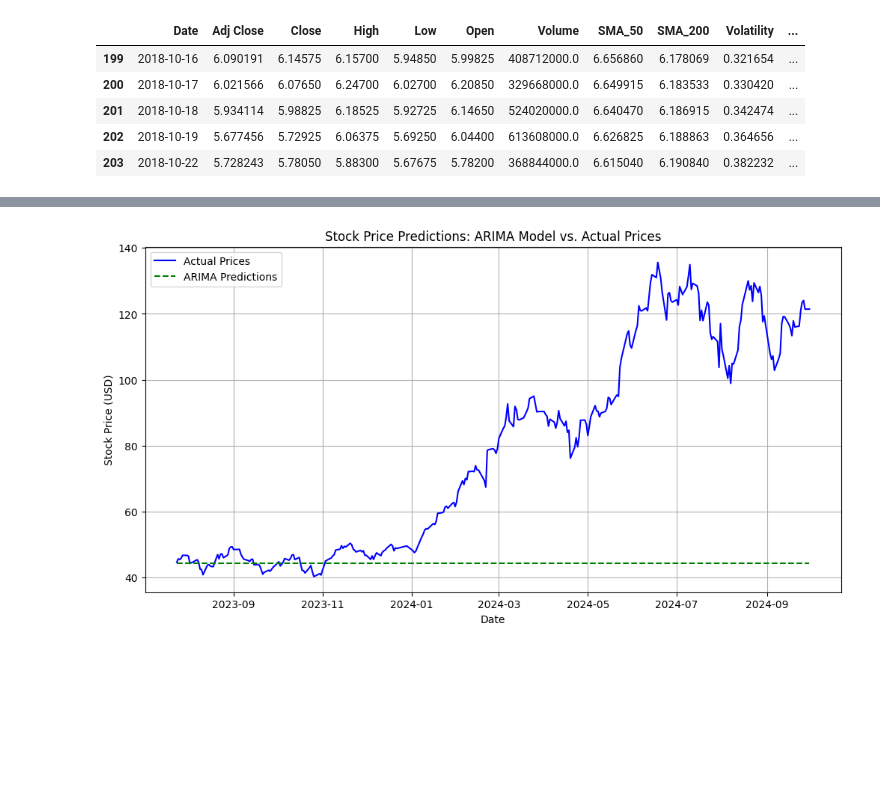
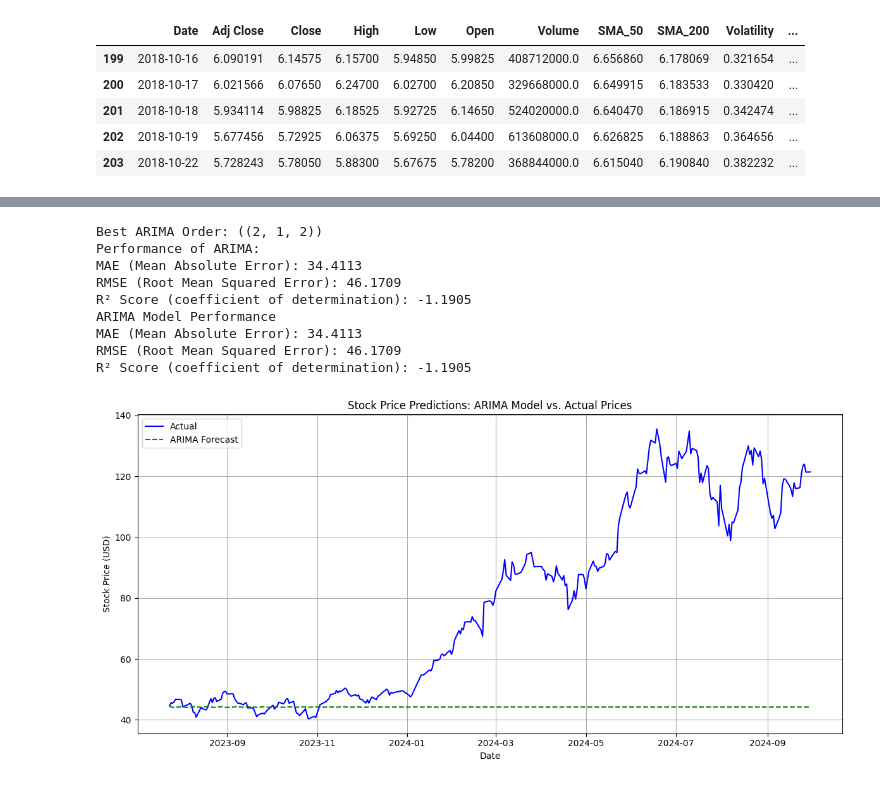
Before and after one commit to smkhowaja08/data-science-project, a Jupyter notebook: predicting_nvidia_stock_prices_using_machine_learning_models.ipynb, the cells around one changed output, grey strips where cells are left out. Drawn from its saved outputs; the diff is of its cells as text; code cells hidden in the pictures; blank space fills up the shorter version.

Commit message:
LSTM, ARIMA comparison

```diff
--- a/predicting_nvidia_stock_prices_using_machine_learning_models.ipynb
+++ b/predicting_nvidia_stock_prices_using_machine_learning_models.ipynb
@@ -285,16 +309,5 @@ plt.show()
 [figure]
 # %%
 # Define features and target
-# 'SMA_50', 'SMA_200', 'Volatility'
-features = ['Adj Close', 'Close', 'High', 'Low', 'Open', 'Volume', 'SMA_50', 'SMA_200', 'Volatility']
+features = ['Adj Close', 'High', 'Low', 'Open', 'Volume', 'SMA_50', 'SMA_200', 'Volatility']
 target = 'Close'
-# %%
-X = df_nvidia[features]
-y = df_nvidia[target]
-
-# Normalize the data
-scaler = MinMaxScaler()
-X_scaled = scaler.fit_transform(X)
-
-# Train-test split
-X_train, X_test, y_train, y_test = train_test_split(X_scaled, y, test_size=0.2, random_state=42)
@@ -556,18 +555,56 @@ R² Score (coefficient of determination): -1.18
 # %%
+from pmdarima import auto_arima
+# Train-test split (80/20)
+train_size = int(len(df_nvidia) * 0.8)
+train, test = df_nvidia['Close'][:train_size], df_nvidia['Close'][train_size:]
+
+# Auto ARIMA to select best (p,d,q)
+auto_model = auto_arima(train, seasonal=False, stepwise=True, trace=False, suppress_warnings=True)
+best_order = auto_model.order
+print(f"Best ARIMA Order: ({best_order})")
+
+# Train ARIMA model with best order
+arima_model = ARIMA(train, order=best_order)
+fitted_model = arima_model.fit()
+
+# Forecast
+forecast = fitted_model.forecast(steps=len(test))
+
+# Evaluate
+mae = mean_absolute_error(test, forecast)
+rmse = np.sqrt(mean_squared_error(test, forecast))
+r2 = r2_score(test, forecast)
+evaluate_model(test, forecast, "ARIMA")
+
+print(f"ARIMA Model Performance")
+print(f"MAE (Mean Absolute Error): {mae:.4f}")
+print(f"RMSE (Root Mean Squared Error): {rmse:.4f}")
+print(f"R² Score (coefficient of determination): {r2:.4f}")
+
 # Convert 'Date' column to datetime if it exists
 if 'Date' in df_nvidia.columns:
     df_nvidia['Date'] = pd.to_datetime(df_nvidia['Date'], unit='ns', errors='coerce')
     df_nvidia.set_index('Date', inplace=True)
 
-# Visualization: ARIMA Predictions vs. Actual Prices
+# Plot predictions vs actual
 plt.figure(figsize=(12, 6))
-plt.plot(df_nvidia.index[train_size:], test, label="Actual Prices", color="blue")
-plt.plot(df_nvidia.index[train_size:], forecast_arima, label="ARIMA Predictions", color="green", linestyle='dashed')
-plt.legend()
+plt.plot(test.index, test.values, label='Actual', color='blue')
+plt.plot(test.index, forecast, label='ARIMA Forecast', color='green', linestyle='--')
 plt.title("Stock Price Predictions: ARIMA Model vs. Actual Prices")
 plt.xlabel("Date")
 plt.ylabel("Stock Price (USD)")
+plt.legend()
 plt.grid(True)
+plt.tight_layout()
 plt.show()
 # %% [output]
+Best ARIMA Order: ((2, 1, 2))
+Performance of ARIMA:
+MAE (Mean Absolute Error): 34.4113
+RMSE (Root Mean Squared Error): 46.1709
+R² Score (coefficient of determination): -1.1905
+ARIMA Model Performance
+MAE (Mean Absolute Error): 34.4113
+RMSE (Root Mean Squared Error): 46.1709
+R² Score (coefficient of determination): -1.1905
-[figure, old version]
+[figure, new version]
```
Also changed, not shown: parts of 19 cells of this notebook.
